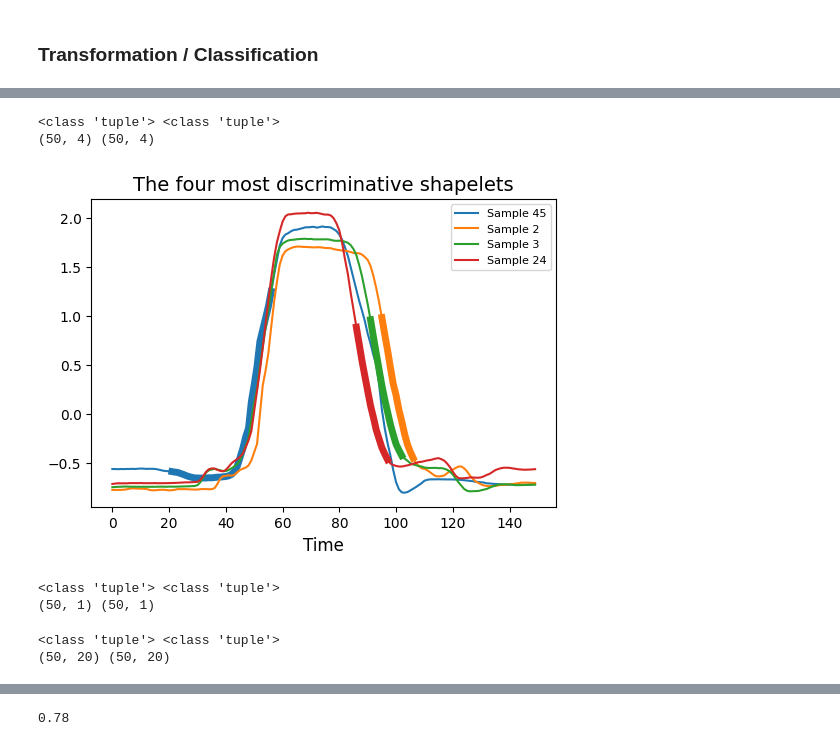
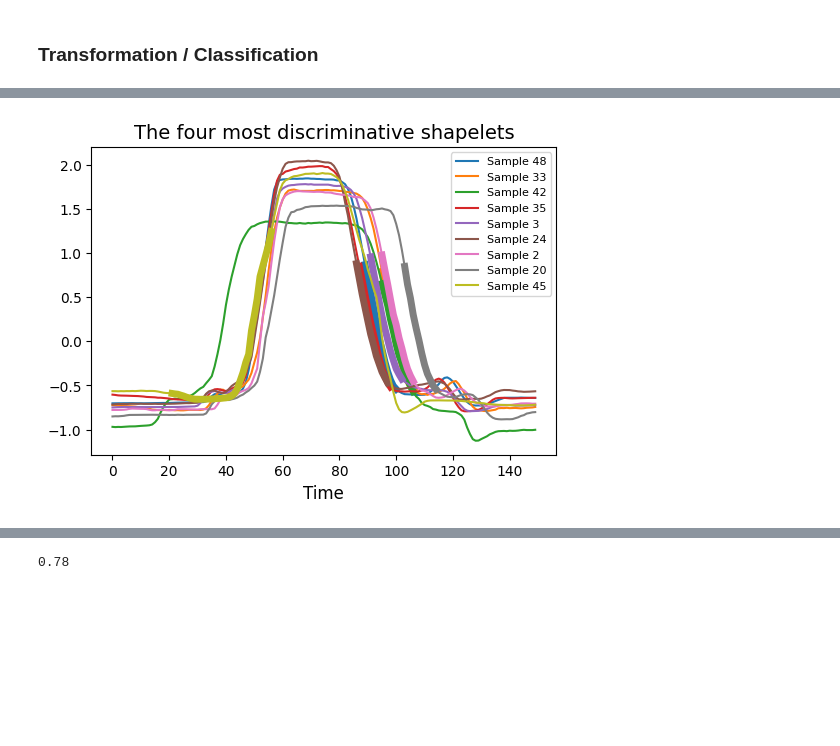
Before and after one commit to belaboe97/xai-shapelets, a Jupyter notebook: ST_pyts.ipynb, the cells around one changed output, grey strips where cells are left out. Saved outputs shown, nothing was run; the diff lists cells and outputs as text; code cells hidden in the pictures; blank space fills up the shorter version.

Commit message:
post-hoc shapelets

```diff
--- a/ST_pyts.ipynb
+++ b/ST_pyts.ipynb
@@ -756,0 +799,5 @@ class ShapeletTransform(BaseEstimator, UnivariateTransformerMixin):
+# %%
+#help(TSInterpre.Modelst)
+from tslearn.neural_network import TimeSeriesMLPClassifier
+mlp = TimeSeriesMLPClassifier(hidden_layer_sizes=(64, 64),
+                              random_state=0)
@@ -756,0 +857,15 @@ class ShapeletTransform(BaseEstimator, UnivariateTransformerMixin):
+# %%
+# Visualize the four most discriminative shapelets
+plt.figure(figsize=(6, 4))
+
+for i, index in enumerate(st.indices_[:9]):
+    idx, start, end = index
+    plt.plot(X_train[idx], color='C{}'.format(i),
+             label='Sample {}'.format(idx))
+    plt.plot(np.arange(start, end), X_train[idx, start:end],
+             lw=5, color='C{}'.format(i))
+
+plt.xlabel('Time', fontsize=12)
+plt.title('The four most discriminative shapelets', fontsize=14)
+plt.legend(loc='best', fontsize=8)
+plt.show()
@@ -757,52 +874,26 @@ class ShapeletTransform(BaseEstimator, UnivariateTransformerMixin):
 # %%
-import numpy as np
-import matplotlib.pyplot as plt
-from pyts.datasets import load_gunpoint
-#from pyts.transformation import ShapeletTransform
+# Shapelet transformation
+st = ShapeletTransform(mlp,
+                      window_sizes=[12,36],#[12, 24, 36, 48],
+                       random_state=42,
+                       n_shapelets=10,
+                       sort=False)
 
-# Toy dataset
-X_train, X_test, y_train, y_test = load_gunpoint(return_X_y=True)
-
-# Shapelet transformation
-st = ShapeletTransform(window_sizes=[12,24,36,48],#[12, 24, 36, 48],
-                       random_state=42,
-                       n_shapelets=4,
-                       sort=False)
 X_new = st.fit_transform(X_train, y_train)
 
 # Visualize the four most discriminative shapelets
 plt.figure(figsize=(6, 4))
 
-for i, index in enumerate(st.indices_[:4]):
+for i, index in enumerate(st.indices_[:9]):
     idx, start, end = index
     plt.plot(X_train[idx], color='C{}'.format(i),
              label='Sample {}'.format(idx))
     plt.plot(np.arange(start, end), X_train[idx, start:end],
              lw=5, color='C{}'.format(i))
 
 plt.xlabel('Time', fontsize=12)
 plt.title('The four most discriminative shapelets', fontsize=14)
 plt.legend(loc='best', fontsize=8)
 plt.show()
 # %% [output]
-<class 'tuple'> <class 'tuple'>
-(50, 4) (50, 4)
-[figure, old version]
+[figure, new version]
-# %%
-st_1 = ShapeletTransform(window_sizes=[48],#[12, 24, 36, 48],
-                       random_state=42,
-                       n_shapelets=1,
-                       sort=False)
-X_new_1 = st_1.fit_transform(X_train, y_train)
-# %% [output]
-<class 'tuple'> <class 'tuple'>
-(50, 1) (50, 1)
-# %%
-st_20 = ShapeletTransform(window_sizes=[12,24,36,48],#[12, 24, 36, 48],
-                       random_state=42,
-                       n_shapelets=20,
-                       sort=False)
-X_new_20 = st_20.fit_transform(X_train, y_train)
-# %% [output]
-<class 'tuple'> <class 'tuple'>
-(50, 20) (50, 20)
```
Also changed, not shown: parts of 21 cells of this notebook.
